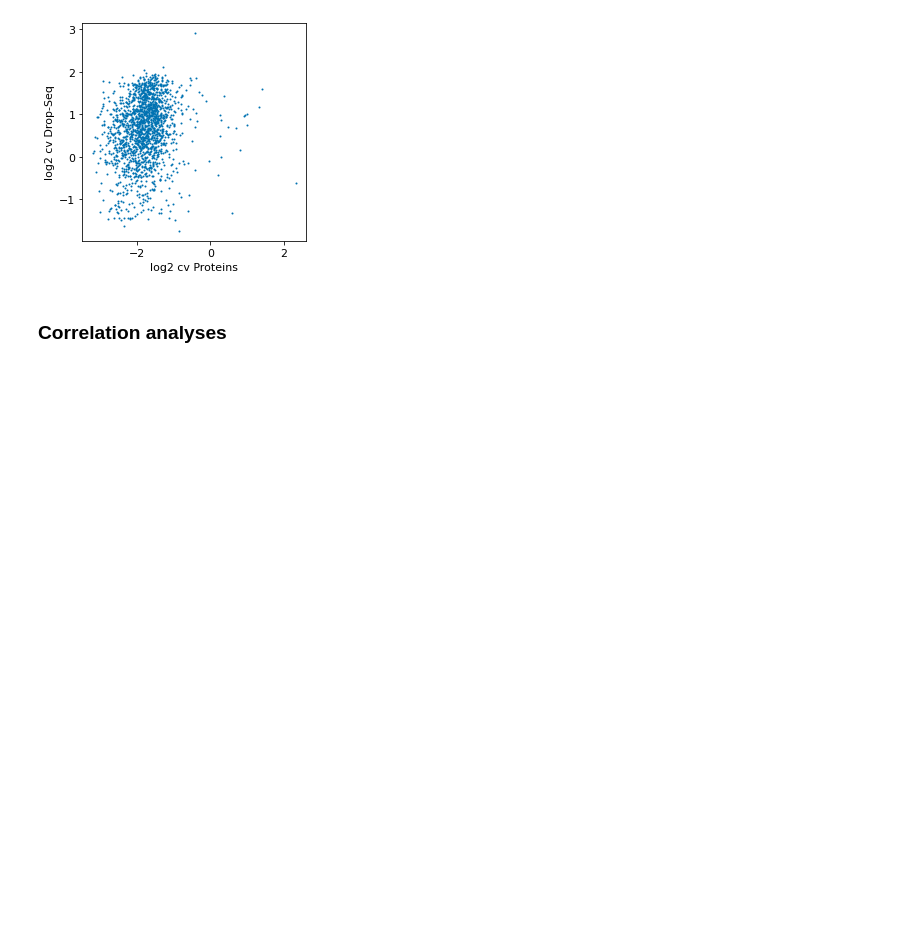
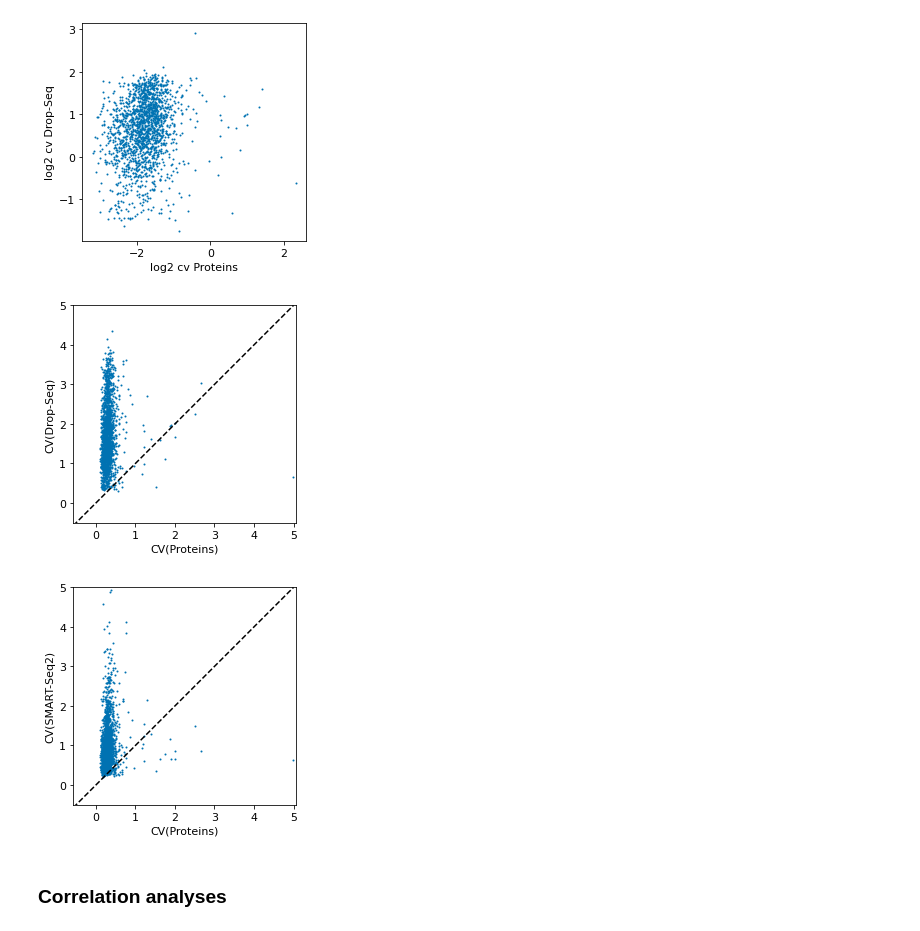
Before and after one commit to theislab/singlecell_proteomics, a Jupyter notebook: TSP_cell_cycle_analysis.ipynb, the cells around one changed output. Cells and saved outputs as stored; diff of their text form; code cells hidden in the pictures; blank space fills up the shorter version.

Commit message:
added cv plots

```diff
--- a/TSP_cell_cycle_analysis.ipynb
+++ b/TSP_cell_cycle_analysis.ipynb
@@ -22,7 +22,7 @@ print(f'Scanpy version: {sc.__version__}')
 Python version: 3.8.2
 Scanpy version: 1.8.2
 # %%
-data_path = '/Users/sabrina.richter/Code/singlecell_proteomics/data/'
+data_path = '/Users/sabrina.richter/Code/singlecell_proteomics_private/data/'
 # %% [markdown]
 # Data Loading
 # %%
@@ -424,7 +424,7 @@ adata = protein_adata.copy()
 sc.pp.filter_cells(adata, min_genes=600)
 sc.pp.filter_genes(adata, min_cells=0.15 * adata.shape[0])
 # %%
-dir_core_proteome = '/Users/sabrina.richter/Code/singlecell_proteomics/data/20210903_ForSabrina/20210903_CoreProteome.txt'
+dir_core_proteome = '/Users/sabrina.richter/Code/singlecell_proteomics_private/data/20210903_ForSabrina/20210903_CoreProteome.txt'
 core_proteins = list(pd.read_csv(dir_core_proteome, sep='\t')['Genes'])
 
 color = {
@@ -757,7 +788,7 @@ plt.show()
 # %% [output]
 [figure]
 # %%
-dir_core_proteome = '/Users/sabrina.richter/Code/singlecell_proteomics/data/20210903_ForSabrina/20210903_CoreProteome.txt'
+dir_core_proteome = '/Users/sabrina.richter/Code/singlecell_proteomics_private/data/20210903_ForSabrina/20210903_CoreProteome.txt'
 core_proteins = list(pd.read_csv(dir_core_proteome, sep='\t')['Genes'])
 
 cov = []
@@ -846,6 +877,20 @@ for pair in [('SMART-Seq2', 'Drop-Seq'), ('Proteins', 'SMART-Seq2'), ('Proteins'
 [figure]
 [figure]
 [figure]
+# %%
+for pair in [('Proteins', 'Drop-Seq'), ('Proteins', 'SMART-Seq2')]:
+    plt.figure(figsize=(4,4))
+    plt.scatter(cvs[pair[0]], cvs[pair[1]], s=1)
+    plt.xlabel(f'CV({pair[0]})')
+    plt.ylabel(f'CV({pair[1]})')
+    plt.plot([-1, 5], [-1, 5], '--', c='black')
+    plt.axis('equal')
+    plt.gca().set_ylim(-.5, 5)
+    plt.gca().set_xlim(-.5, 5)
+    plt.show()
+# %% [output]
+[figure, added]
+[figure, added]
 # %% [markdown]
 ### Correlation analyses
 # %%
```
Also changed, not shown: parts of 6 cells of this notebook.
